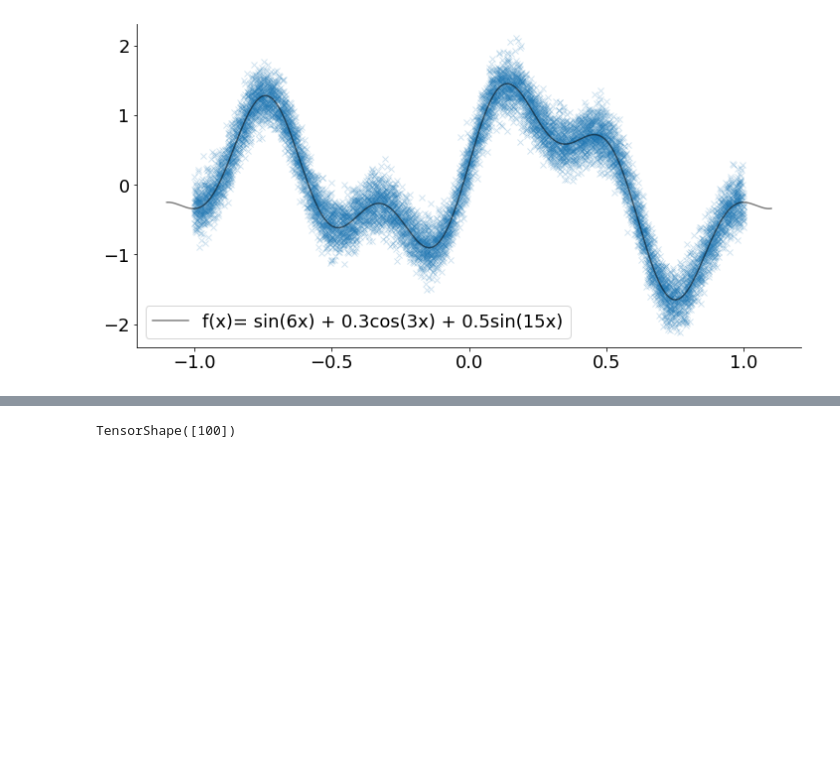
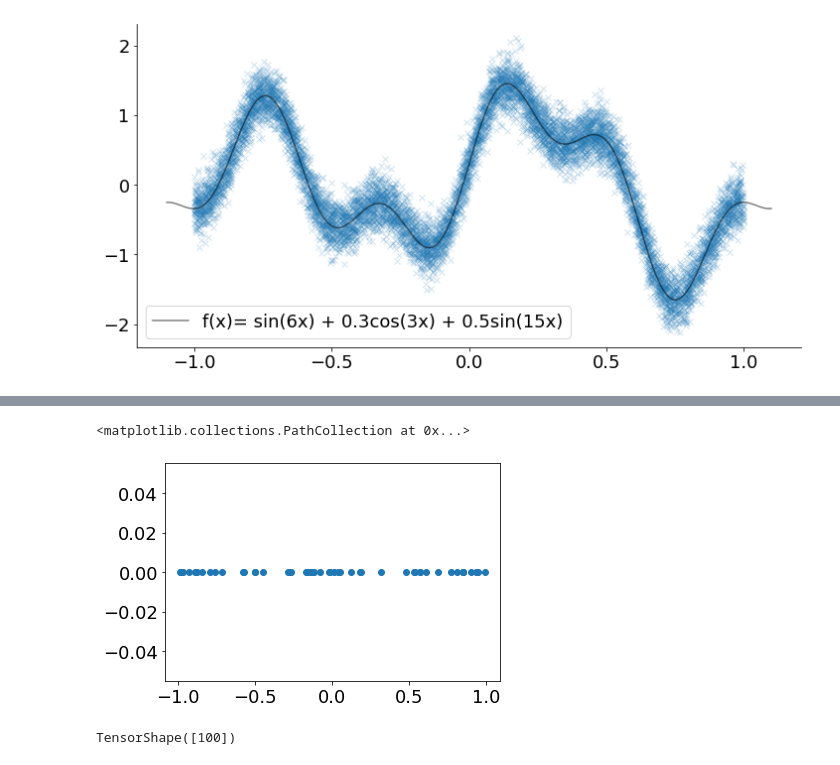
Before and after one commit to moritzknolle/learning_private_functions, a Jupyter notebook: dp_svfe.ipynb, the cells around one changed output, grey strips where cells are left out. Drawn from its saved outputs; the diff is of its cells as text; code cells hidden in the pictures; blank space fills up the shorter version.

```diff
--- a/dp_svfe.ipynb
+++ b/dp_svfe.ipynb
@@ -89,3 +82,8 @@ m
+# %%
+plt.scatter(Z, np.zeros_like(Z))
+# %% [output]
+<matplotlib.collections.PathCollection at 0x...>
+[figure, added]
 # %%
 elbo = tf.function(m.elbo)
 # %%
```
Also changed, not shown: parts of 13 cells of this notebook, 1 other file.
